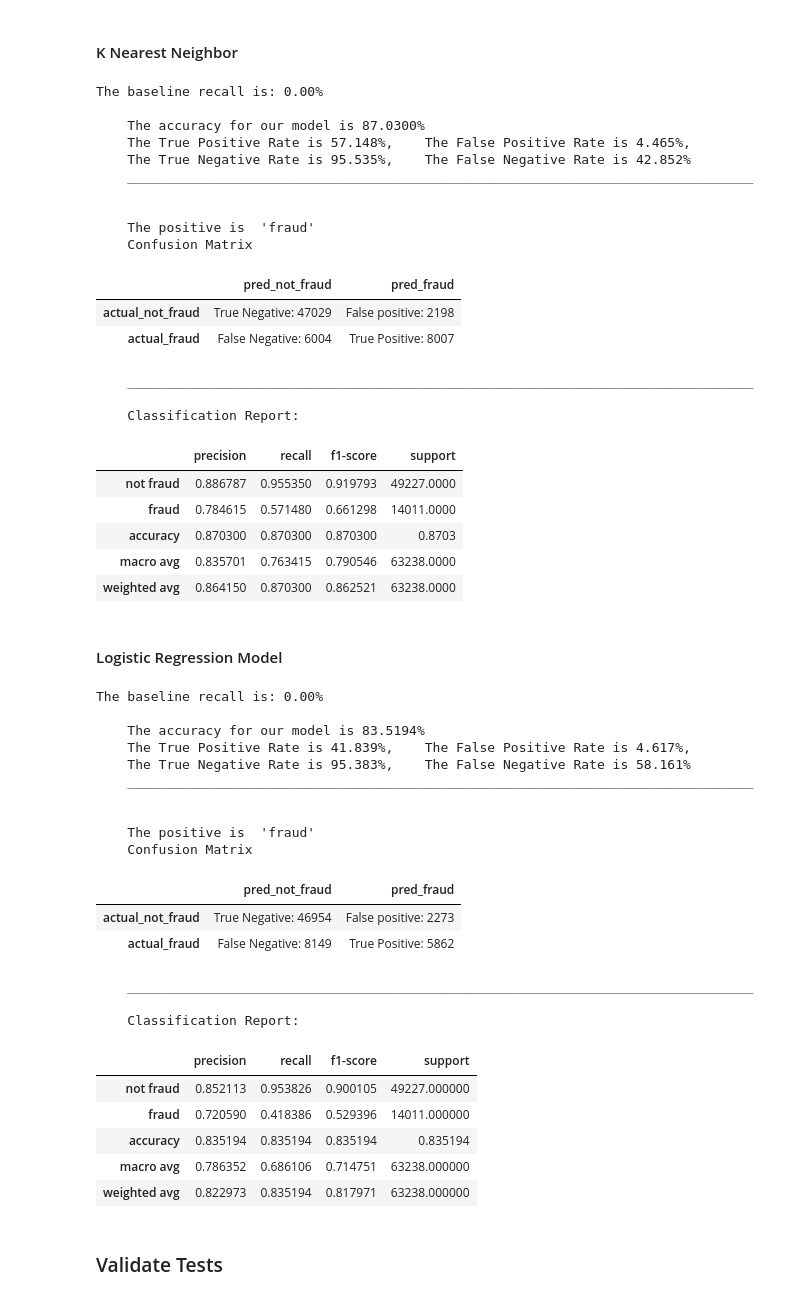
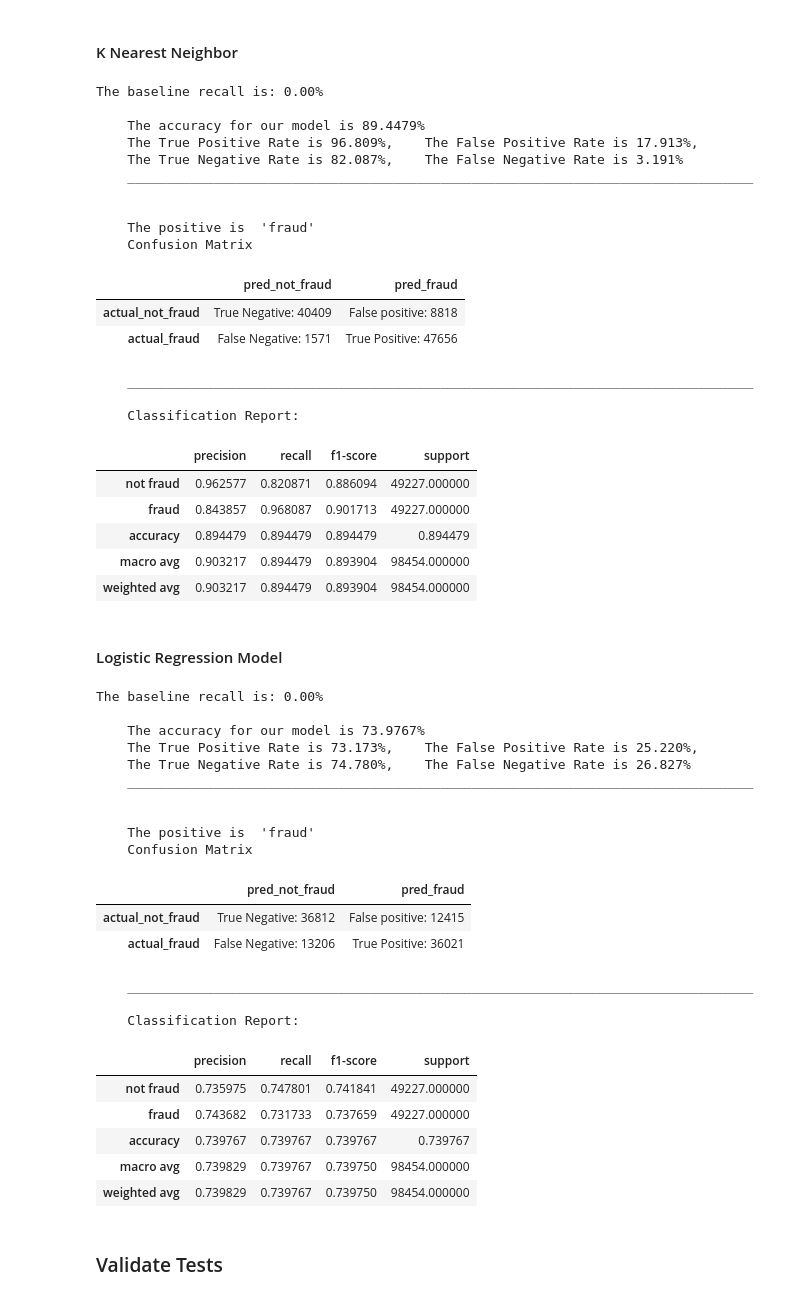
Before and after one commit to ForrestMccrosky/Rainfall_Australia, a Jupyter notebook: Australia_Rain_Rough.ipynb, the cells around one changed output. Saved outputs shown, nothing was run; the diff lists cells and outputs as text; code cells hidden in the pictures.

```diff
--- a/Australia_Rain_Rough.ipynb
+++ b/Australia_Rain_Rough.ipynb
@@ -283,3 +334,8 @@ df['raintod'] = np.where(df.RainToday == 'Yes', 1, 0)
+# %%
+## creating high temperature and low temperature categorical columns for 3pm
+
+df['high_temp3pm'] = np.where(df['Temp3pm'] > 23, 1, 0)
+df['low_temp3pm'] = np.where(df['Temp3pm'] <= 23, 1, 0)
 # %% [markdown]
 ### Prepare: Splitting Data
 # %%
@@ -515,3 +572,11 @@ X_train.head() ## previewing
 | 73337 | 59.0 | 1 | 11.4 | 72.0 | 1004.4 | 1006.8 |
 | 29842 | 23.0 | 0 | 0.2 | 44.0 | 1010.1 | 1013.6 |
 | 70991 | 56.0 | 0 | 0.0 | 52.0 | 1016.5 | 1018.6 |
+# %%
+from imblearn.over_sampling import SMOTE
+
+## using an oversampling technique to make the train x and y's have equal positive and
+## negative cases
+
+smote = SMOTE(random_state = 123)
+X_train_smote, y_train_smote = smote.fit_sample(X_train, y_train)
@@ -615,10 +687,10 @@ def evaluate(X_df, y_df, model):
 #### Decision Tree Classifier
 # %%
 model = DecisionTreeClassifier(random_state = 123, max_depth = 3)   #making a decision tree model
-model.fit(X_train, y_train)              # fitting the model to train df's
+model.fit(X_train_smote, y_train_smote)              # fitting the model to train df's
 
 print(f'The baseline recall is: {base_recall:.2%}') # printing out the basleline accuracy for comparison
-evaluate(X_train, y_train, model)      # printing out model scores on train df
+evaluate(X_train_smote, y_train_smote, model)      # printing out model scores on train df
 # %% [output]
 The baseline recall is: 0.00%
 
@@ -646,10 +718,10 @@ The baseline recall is: 0.00%
 #### Random Forest Model
 # %%
 forest_model = RandomForestClassifier()   # making a random forest model
-forest_model.fit(X_train, y_train)       # fitting the model to train
+forest_model.fit(X_train_smote, y_train_smote)       # fitting the model to train
 
 print(f'The baseline recall is: {base_recall:.2%}')   # printing out the baseline for comparison
-evaluate(X_train, y_train, forest_model)   #printing out model scores for train
+evaluate(X_train_smote, y_train_smote, forest_model)   #printing out model scores for train
 # %% [output]
 The baseline recall is: 0.00%
 
@@ -677,64 +749,64 @@ The baseline recall is: 0.00%
 #### K Nearest Neighbor
 # %%
 knn_model = KNeighborsClassifier(n_neighbors = 5) #making a k nearest neighbor model
-knn_model.fit(X_train, y_train) #fitting the model to train
+knn_model.fit(X_train_smote, y_train_smote) #fitting the model to train
 
 print(f'The baseline recall is: {base_recall:.2%}') #printing out the baseline accuracy for comparison
-evaluate(X_train, y_train, knn_model) #using evaluate function from evaluation file to print out scores
+evaluate(X_train_smote, y_train_smote, knn_model) #using evaluate function from evaluation file to print out scores
 # %% [output]
 The baseline recall is: 0.00%
 
-    The accuracy for our model is 87.0300%
-    The True Positive Rate is 57.148%,    The False Positive Rate is 4.465%,
-    The True Negative Rate is 95.535%,    The False Negative Rate is 42.852%
+    The accuracy for our model is 89.4479%
+    The True Positive Rate is 96.809%,    The False Positive Rate is 17.913%,
+    The True Negative Rate is 82.087%,    The False Negative Rate is 3.191%
     ________________________________________________________________________________
 
 
     The positive is  'fraud'
     Confusion Matrix
 |  | pred_not_fraud | pred_fraud |
-| actual_not_fraud | True Negative: 47029 | False positive: 2198 |
-| actual_fraud | False Negative: 6004 | True Positive: 8007 |
+| actual_not_fraud | True Negative: 40409 | False positive: 8818 |
+| actual_fraud | False Negative: 1571 | True Positive: 47656 |
     ________________________________________________________________________________
 
     Classification Report:
 |  | precision | recall | f1-score | support |
-| not fraud | 0.886787 | 0.955350 | 0.919793 | 49227.0000 |
-| fraud | 0.784615 | 0.571480 | 0.661298 | 14011.0000 |
-| accuracy | 0.870300 | 0.870300 | 0.870300 | 0.8703 |
-| macro avg | 0.835701 | 0.763415 | 0.790546 | 63238.0000 |
-| weighted avg | 0.864150 | 0.870300 | 0.862521 | 63238.0000 |
+| not fraud | 0.962577 | 0.820871 | 0.886094 | 49227.000000 |
+| fraud | 0.843857 | 0.968087 | 0.901713 | 49227.000000 |
+| accuracy | 0.894479 | 0.894479 | 0.894479 | 0.894479 |
+| macro avg | 0.903217 | 0.894479 | 0.893904 | 98454.000000 |
+| weighted avg | 0.903217 | 0.894479 | 0.893904 | 98454.000000 |
 # %% [markdown]
 #### Logistic Regression Model
 # %%
 logic_model = LogisticRegression(random_state = 123)  ##making a logistic regression model
-logic_model.fit(X_train, y_train) ##fitting model to train
+logic_model.fit(X_train_smote, y_train_smote) ##fitting model to train
 
 print(f'The baseline recall is: {base_recall:.2%}')
-evaluate(X_train, y_train, logic_model)
+evaluate(X_train_smote, y_train_smote, logic_model)
 # %% [output]
 The baseline recall is: 0.00%
 
-    The accuracy for our model is 83.5194%
-    The True Positive Rate is 41.839%,    The False Positive Rate is 4.617%,
-    The True Negative Rate is 95.383%,    The False Negative Rate is 58.161%
+    The accuracy for our model is 73.9767%
+    The True Positive Rate is 73.173%,    The False Positive Rate is 25.220%,
+    The True Negative Rate is 74.780%,    The False Negative Rate is 26.827%
     ________________________________________________________________________________
 
 
     The positive is  'fraud'
     Confusion Matrix
 |  | pred_not_fraud | pred_fraud |
-| actual_not_fraud | True Negative: 46954 | False positive: 2273 |
-| actual_fraud | False Negative: 8149 | True Positive: 5862 |
+| actual_not_fraud | True Negative: 36812 | False positive: 12415 |
+| actual_fraud | False Negative: 13206 | True Positive: 36021 |
     ________________________________________________________________________________
 
     Classification Report:
 |  | precision | recall | f1-score | support |
-| not fraud | 0.852113 | 0.953826 | 0.900105 | 49227.000000 |
-| fraud | 0.720590 | 0.418386 | 0.529396 | 14011.000000 |
-| accuracy | 0.835194 | 0.835194 | 0.835194 | 0.835194 |
-| macro avg | 0.786352 | 0.686106 | 0.714751 | 63238.000000 |
-| weighted avg | 0.822973 | 0.835194 | 0.817971 | 63238.000000 |
+| not fraud | 0.735975 | 0.747801 | 0.741841 | 49227.000000 |
+| fraud | 0.743682 | 0.731733 | 0.737659 | 49227.000000 |
+| accuracy | 0.739767 | 0.739767 | 0.739767 | 0.739767 |
+| macro avg | 0.739829 | 0.739767 | 0.739750 | 98454.000000 |
+| weighted avg | 0.739829 | 0.739767 | 0.739750 | 98454.000000 |
 # %% [markdown]
 ### Validate Tests
 # %% [markdown]
```
Also changed, not shown: parts of 20 cells of this notebook.
